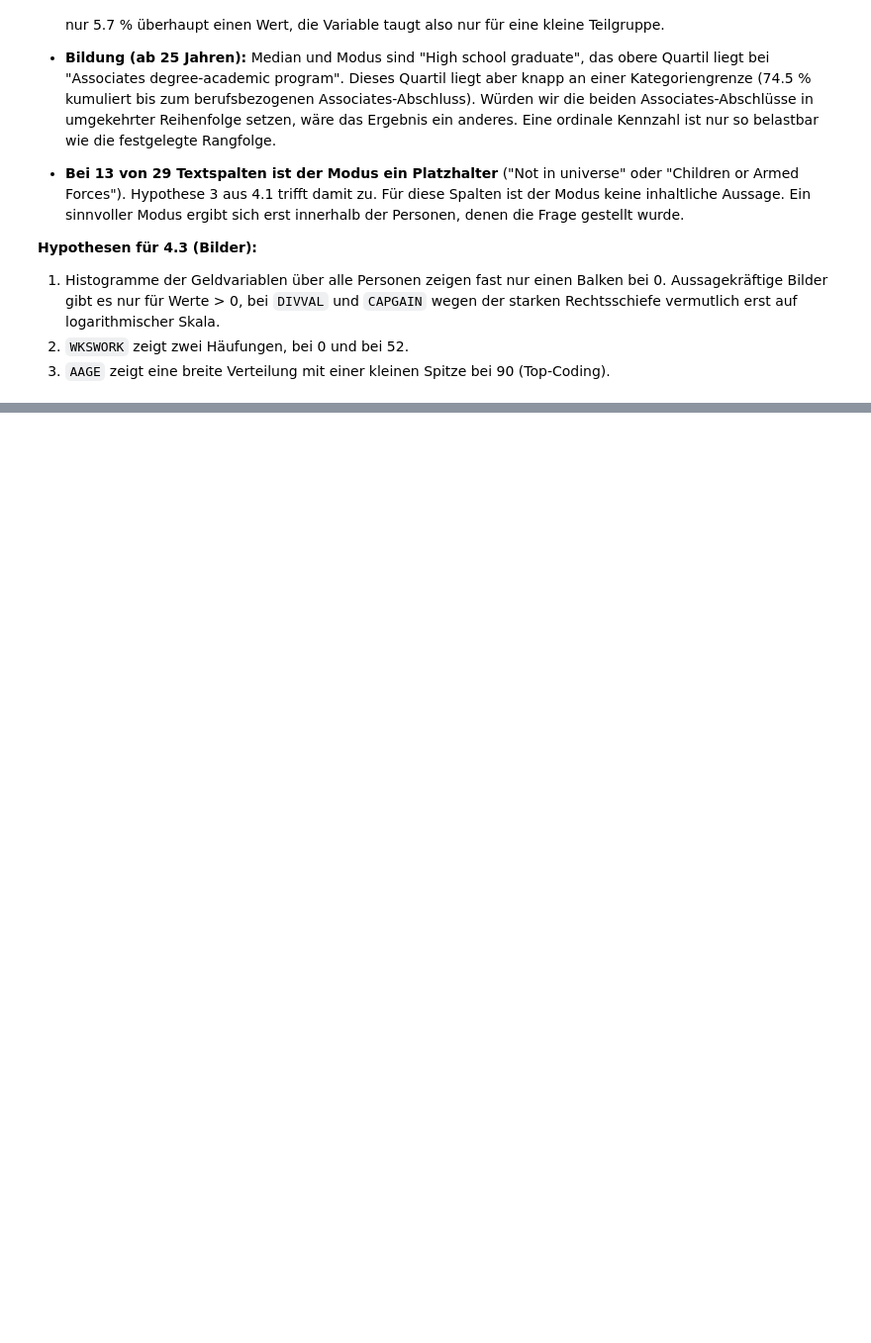
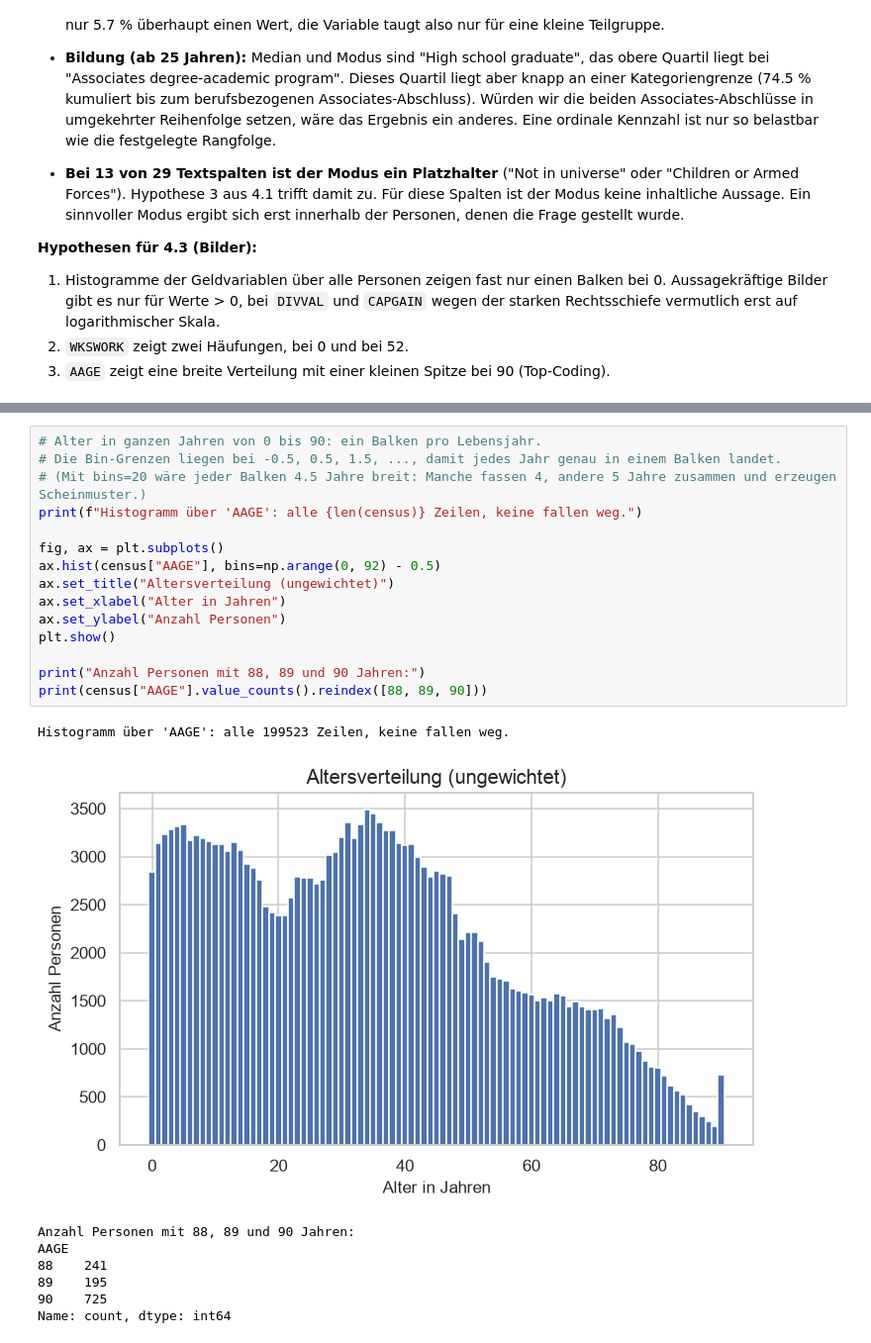
Before and after one commit to Manuel-Schmid/census-income-analysis, a Jupyter notebook: src/statistics_project/dataset_analysis_notebooks/NB01.ipynb, the cells around one changed output, grey strips where cells are left out. Shown at 99% size. Saved outputs shown, nothing was run; the diff lists cells and outputs as text; blank space fills up the shorter version.

Commit message:
NB01: Abschnitt 4.3 Bilder (Histogramme, Boxplot, Scatterplot)

```diff
--- a/src/statistics_project/dataset_analysis_notebooks/NB01.ipynb
+++ b/src/statistics_project/dataset_analysis_notebooks/NB01.ipynb
@@ -794,0 +809,24 @@ Bei 13 von 29 Textspalten ist der Modus ein Platzhalter.
+# %%
+# Alter in ganzen Jahren von 0 bis 90: ein Balken pro Lebensjahr.
+# Die Bin-Grenzen liegen bei -0.5, 0.5, 1.5, ..., damit jedes Jahr genau in einem Balken landet.
+# (Mit bins=20 wäre jeder Balken 4.5 Jahre breit: Manche fassen 4, andere 5 Jahre zusammen und erzeugen Scheinmuster.)
+print(f"Histogramm über 'AAGE': alle {len(census)} Zeilen, keine fallen weg.")
+
+fig, ax = plt.subplots()
+ax.hist(census["AAGE"], bins=np.arange(0, 92) - 0.5)
+ax.set_title("Altersverteilung (ungewichtet)")
+ax.set_xlabel("Alter in Jahren")
+ax.set_ylabel("Anzahl Personen")
+plt.show()
+
+print("Anzahl Personen mit 88, 89 und 90 Jahren:")
+print(census["AAGE"].value_counts().reindex([88, 89, 90]))
+# %% [output]
+Histogramm über 'AAGE': alle 199523 Zeilen, keine fallen weg.
+[figure, added]
+Anzahl Personen mit 88, 89 und 90 Jahren:
+AAGE
+88    241
+89    195
+90    725
+Name: count, dtype: int64
```
Also changed, not shown: parts of 12 cells of this notebook.
